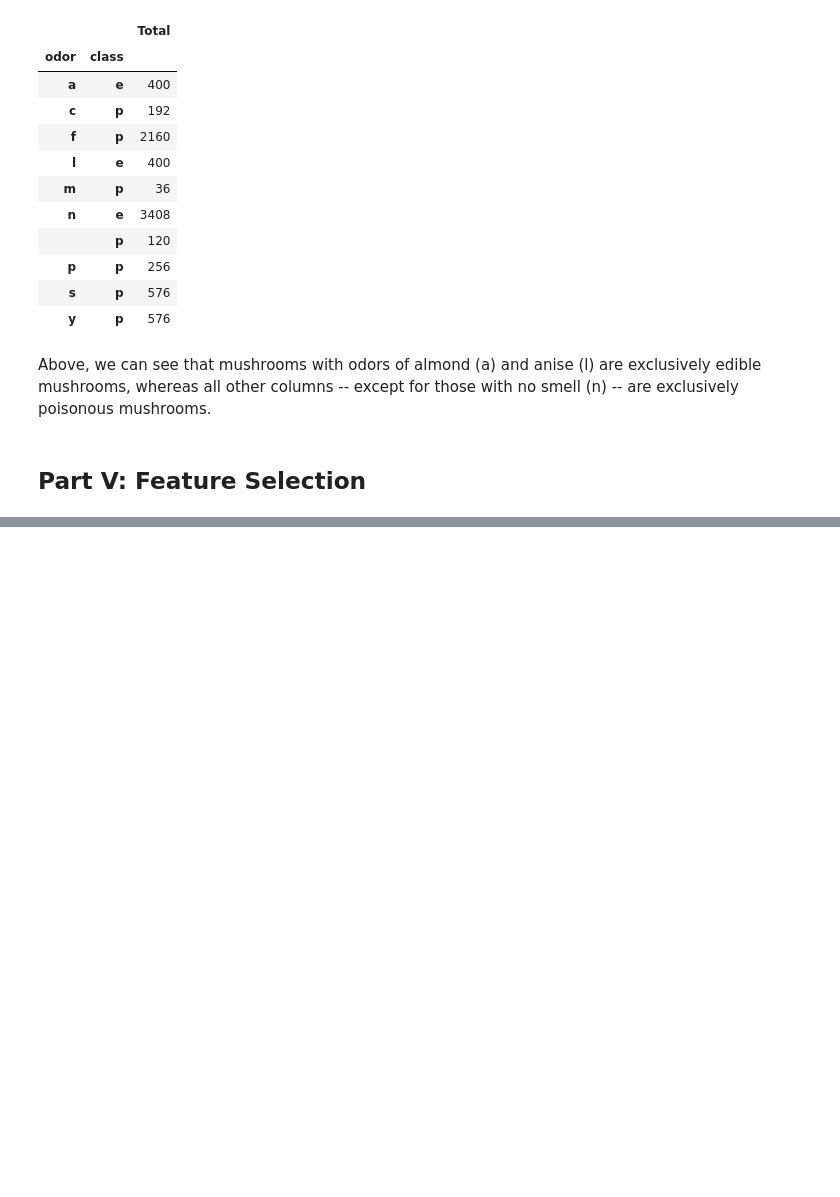
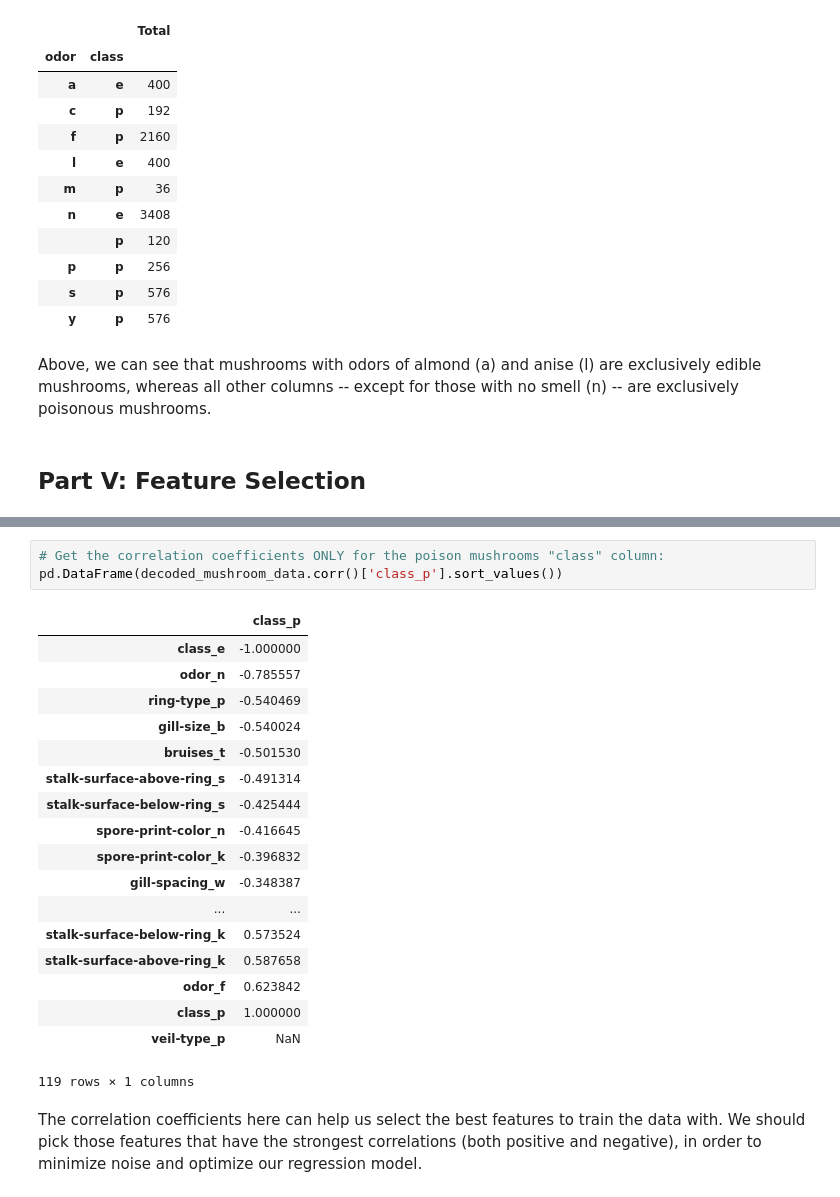
Before and after one commit to gtxsy/datamia0619, a Jupyter notebook: final-project/src/Exploration of Poisonous Mushrooms.ipynb, the cells around one changed output, grey strips where cells are left out. Drawn from its saved outputs; the diff is of its cells as text; blank space fills up the shorter version.

Commit message:
Add feature selection to final project, and fix a grammar error in the README

```diff
--- a/final-project/src/Exploration of Poisonous Mushrooms.ipynb
+++ b/final-project/src/Exploration of Poisonous Mushrooms.ipynb
@@ -287,0 +312,24 @@ Above, we can see that mushrooms with odors of almond (a) and anise (l) are excl
+# %%
+# Get the correlation coefficients ONLY for the poison mushrooms "class" column:
+pd.DataFrame(decoded_mushroom_data.corr()['class_p'].sort_values())
+# %% [output]
+|  | class_p |
+| class_e | -1.000000 |
+| odor_n | -0.785557 |
+| ring-type_p | -0.540469 |
+| gill-size_b | -0.540024 |
+| bruises_t | -0.501530 |
+| stalk-surface-above-ring_s | -0.491314 |
+| stalk-surface-below-ring_s | -0.425444 |
+| spore-print-color_n | -0.416645 |
+| spore-print-color_k | -0.396832 |
+| gill-spacing_w | -0.348387 |
+| ... | ... |
+| stalk-surface-below-ring_k | 0.573524 |
+| stalk-surface-above-ring_k | 0.587658 |
+| odor_f | 0.623842 |
+| class_p | 1.000000 |
+| veil-type_p | NaN |
+119 rows × 1 columns
+# %% [markdown]
+The correlation coefficients here can help us select the best features to train the data with. We should pick those features that have the strongest correlations (both positive and negative), in order to minimize noise and optimize our regression model.
```
Also changed, not shown: parts of 5 cells of this notebook, 1 other file.
